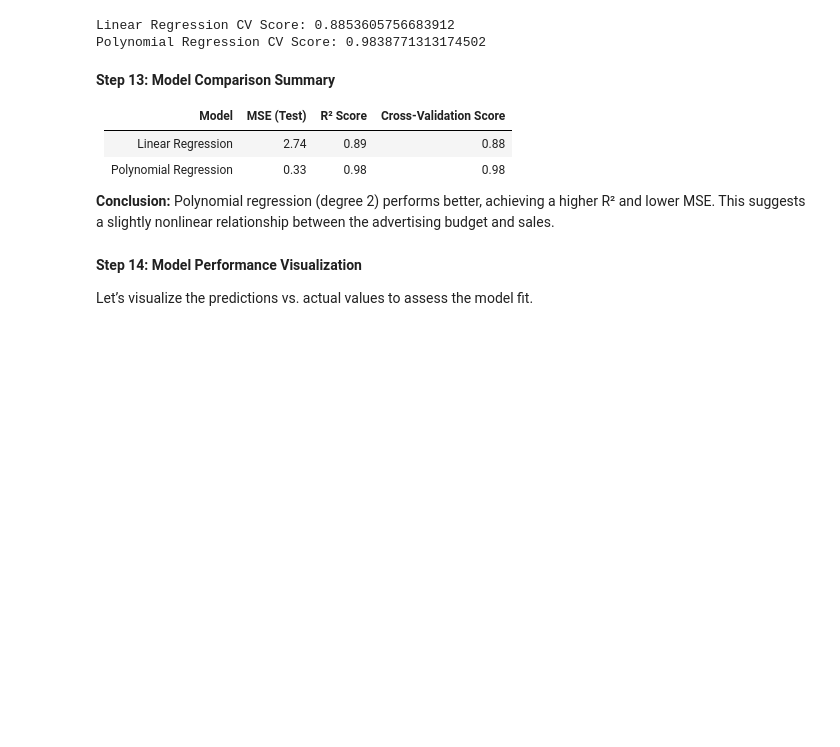
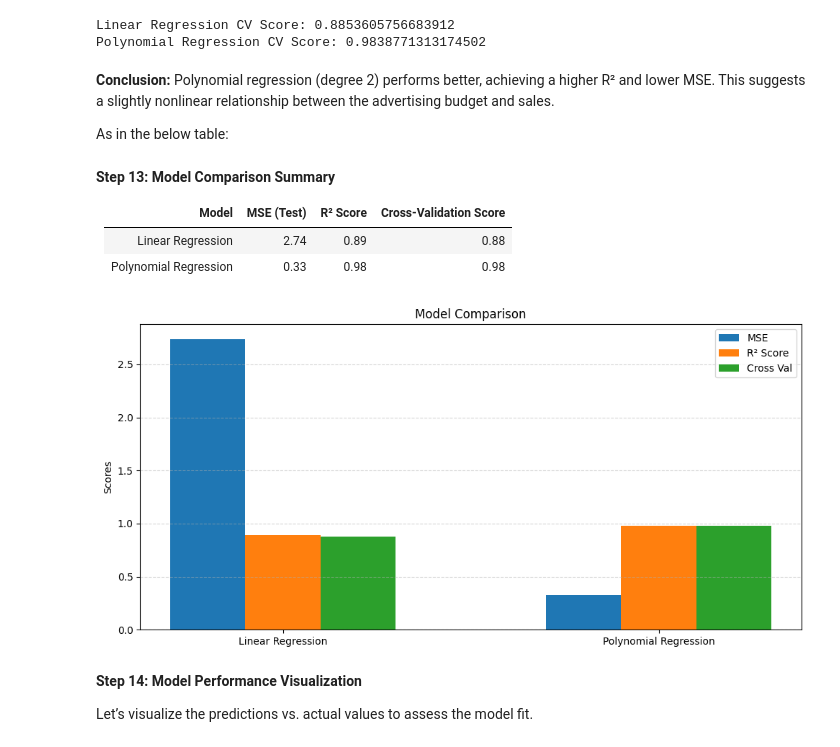
Before and after one commit to Ferozshah-DS/advertising-sales-prediction, a Jupyter notebook: Main Notebook/polynomial_regression.ipynb, the cells around one changed output. Saved outputs shown, nothing was run; the diff lists cells and outputs as text; code cells hidden in the pictures; blank space fills up the shorter version.

```diff
--- a/Main Notebook/polynomial_regression.ipynb
+++ b/Main Notebook/polynomial_regression.ipynb
@@ -250,6 +250,11 @@ print("Polynomial Regression CV Score:", cv_score_poly)
 # %% [output]
 Linear Regression CV Score: 0.8853605756683912
 Polynomial Regression CV Score: 0.9838771313174502
+# %% [markdown]
+
+**Conclusion:** Polynomial regression (degree 2) performs better, achieving a higher R² and lower MSE. This suggests a slightly nonlinear relationship between the advertising budget and sales.
+
+As in the below table:
 # %% [markdown]
 **Step 13: Model Comparison Summary**
 
@@ -257,8 +262,32 @@ Polynomial Regression CV Score: 0.9838771313174502
 |------------------------|------------|----------|-------------------------|
 | Linear Regression      | 2.74       | 0.89     |0.88                     |
 | Polynomial Regression  | 0.33       | 0.98     | 0.98                    |
-
-**Conclusion:** Polynomial regression (degree 2) performs better, achieving a higher R² and lower MSE. This suggests a slightly nonlinear relationship between the advertising budget and sales.
+# %%
+import matplotlib.pyplot as plt
+
+# Models and their scores
+models = ['Linear Regression', 'Polynomial Regression']
+mse = [2.74, 0.33]
+r2 = [0.89, 0.98]
+cross = [0.88, 0.98]
+
+# Plotting
+plt.figure(figsize=(10, 5))
+x = range(len(models))
+
+plt.bar(x, mse, width=0.2, label='MSE', align='center')
+plt.bar([i + 0.2 for i in x], r2, width=0.2, label='R² Score')
+plt.bar([i + 0.4 for i in x], cross, width=0.2, label='Cross Val')
+
+plt.xticks([i + 0.2 for i in x], models)
+plt.ylabel('Scores')
+plt.title('Model Comparison')
+plt.legend()
+plt.grid(axis='y', linestyle='--', alpha=0.5)
+plt.tight_layout()
+plt.show()
+# %% [output]
+[figure, added]
 # %% [markdown]
 **Step 14: Model Performance Visualization**
 
```
Also changed, not shown: parts of 2 cells of this notebook.
